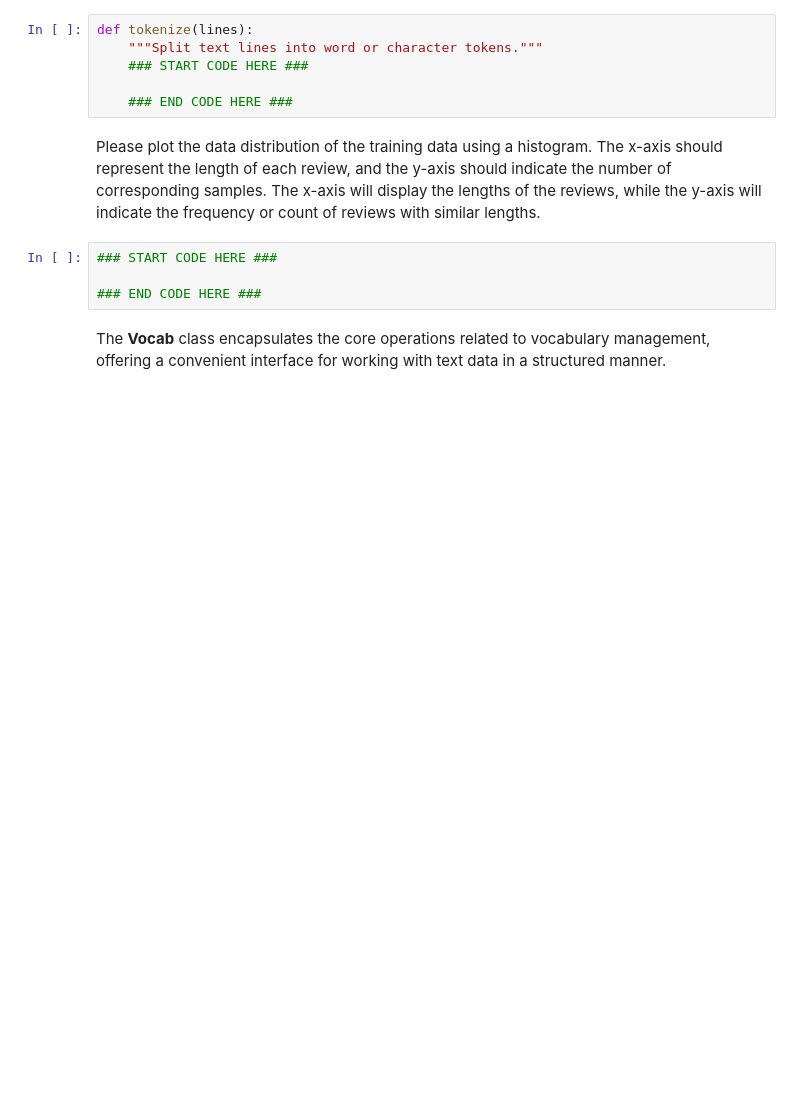
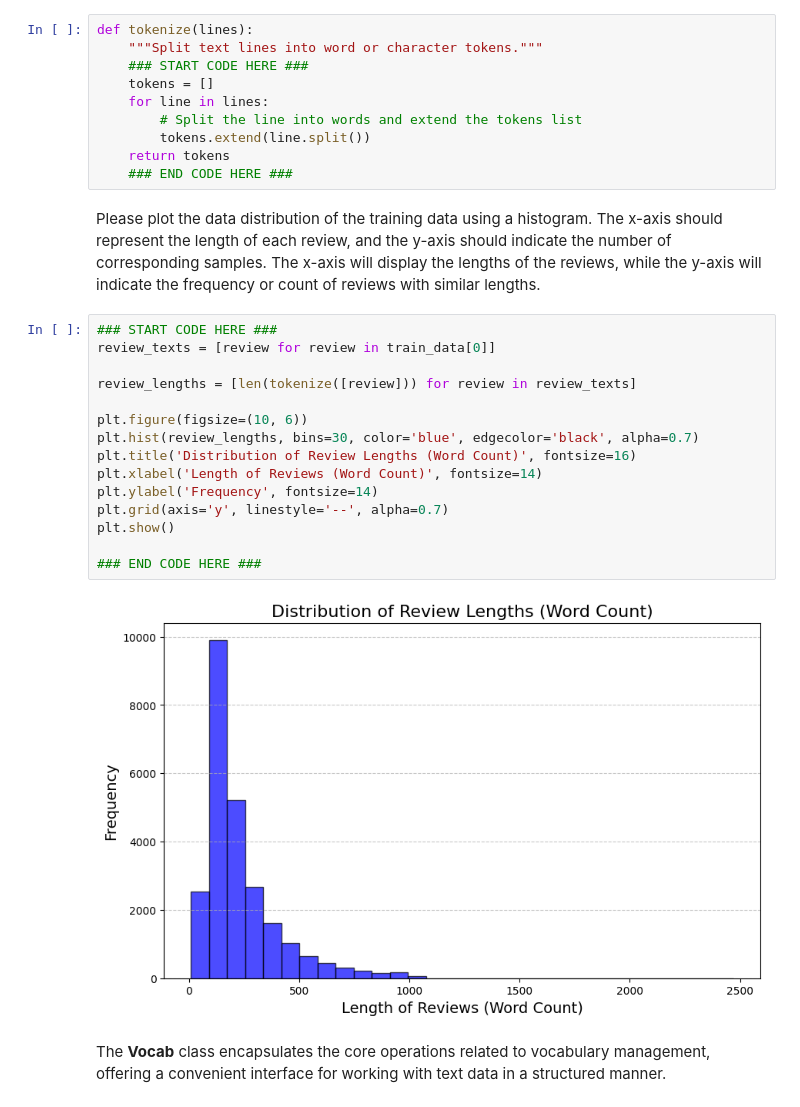
Before and after one commit to XHYuu/AI_Basic_and_Application, a Jupyter notebook: Ass2/Q4/Sentiment analysis.ipynb, the cells around one changed output. Drawn from its saved outputs; the diff is of its cells as text; blank space fills up the shorter version.

```diff
--- a/Ass2/Q4/Sentiment analysis.ipynb
+++ b/Ass2/Q4/Sentiment analysis.ipynb
@@ -34,14 +45,31 @@ In the case of word tokenization, a sentence like "The quick brown fox" would be
 def tokenize(lines):
     """Split text lines into word or character tokens."""
     ### START CODE HERE ###
-
+    tokens = []
+    for line in lines:
+        # Split the line into words and extend the tokens list
+        tokens.extend(line.split())
+    return tokens
     ### END CODE HERE ###
 # %% [markdown]
 Please plot the data distribution of the training data using a histogram. The x-axis should represent the length of each review, and the y-axis should indicate the number of corresponding samples. The x-axis will display the lengths of the reviews, while the y-axis will indicate the frequency or count of reviews with similar lengths.
 # %%
 ### START CODE HERE ###
+review_texts = [review for review in train_data[0]]
+
+review_lengths = [len(tokenize([review])) for review in review_texts]
+
+plt.figure(figsize=(10, 6))
+plt.hist(review_lengths, bins=30, color='blue', edgecolor='black', alpha=0.7)
+plt.title('Distribution of Review Lengths (Word Count)', fontsize=16)
+plt.xlabel('Length of Reviews (Word Count)', fontsize=14)
+plt.ylabel('Frequency', fontsize=14)
+plt.grid(axis='y', linestyle='--', alpha=0.7)
+plt.show()
 
 ### END CODE HERE ###
+# %% [output]
+[figure, added]
 # %% [markdown]
 The **Vocab** class encapsulates the core operations related to vocabulary management, offering a convenient interface for working with text data in a structured manner.
 # %%
```
Also changed, not shown: parts of 19 cells of this notebook, 1 other file.
